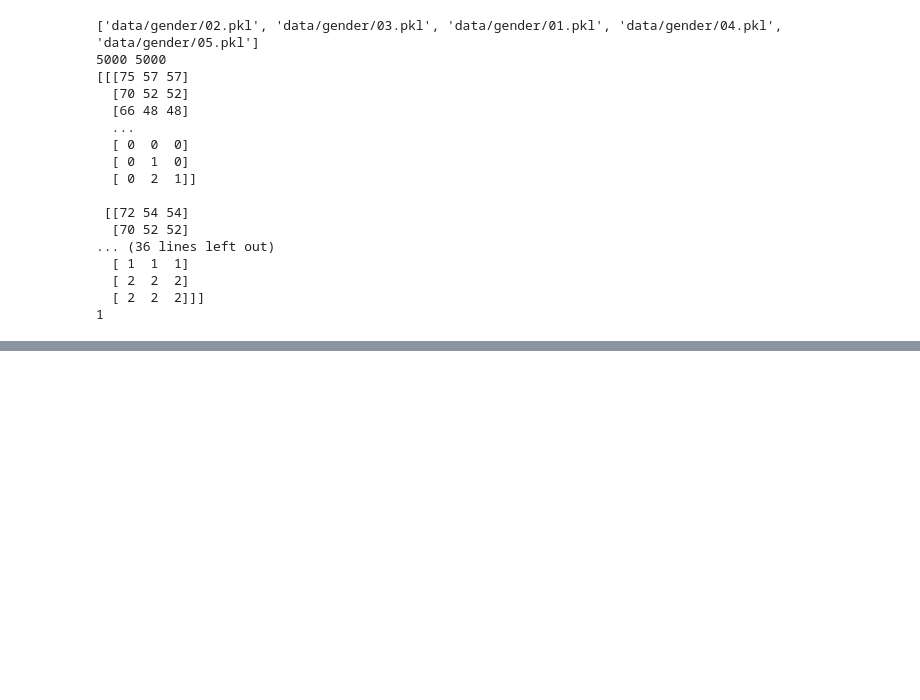
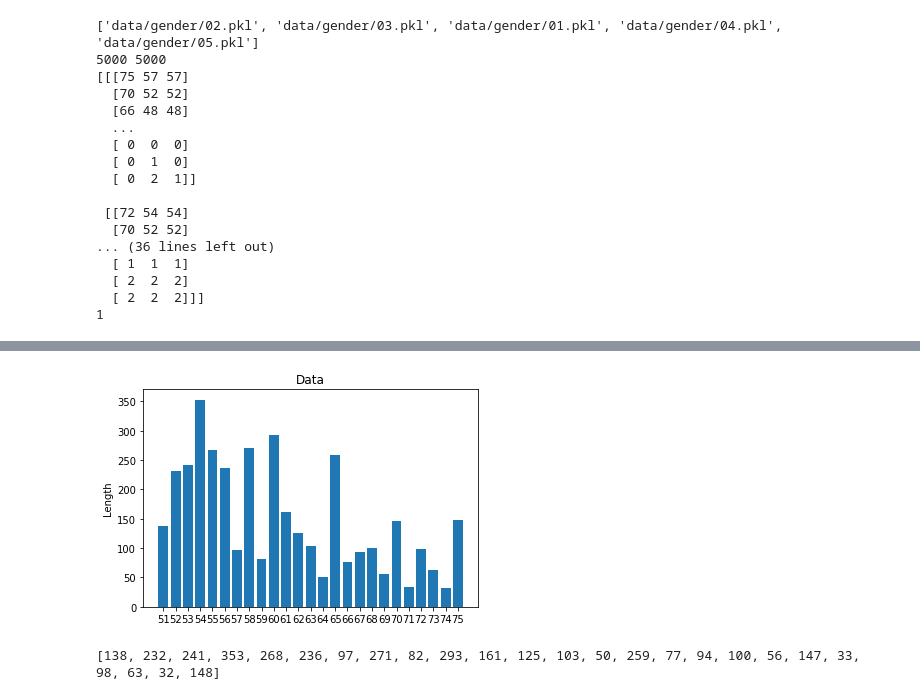
Before and after one commit to alvesmarcos/DL-Character-Description, a Jupyter notebook: Preprocessing.ipynb, the cells around one changed output, grey strips where cells are left out. Cells and saved outputs as stored; diff of their text form; code cells hidden in the pictures; blank space fills up the shorter version.

```diff
--- a/Preprocessing.ipynb
+++ b/Preprocessing.ipynb
@@ -125,0 +176,6 @@ print(count)
+# %%
+describe_data(tuple([i for i in range(51,76)]), count[50:75])
+print(count[50:75])
+# %% [output]
+[figure, added]
+[138, 232, 241, 353, 268, 236, 97, 271, 82, 293, 161, 125, 103, 50, 259, 77, 94, 100, 56, 147, 33, 98, 63, 32, 148]
```
Also changed, not shown: parts of 11 cells of this notebook, 1 other file.
